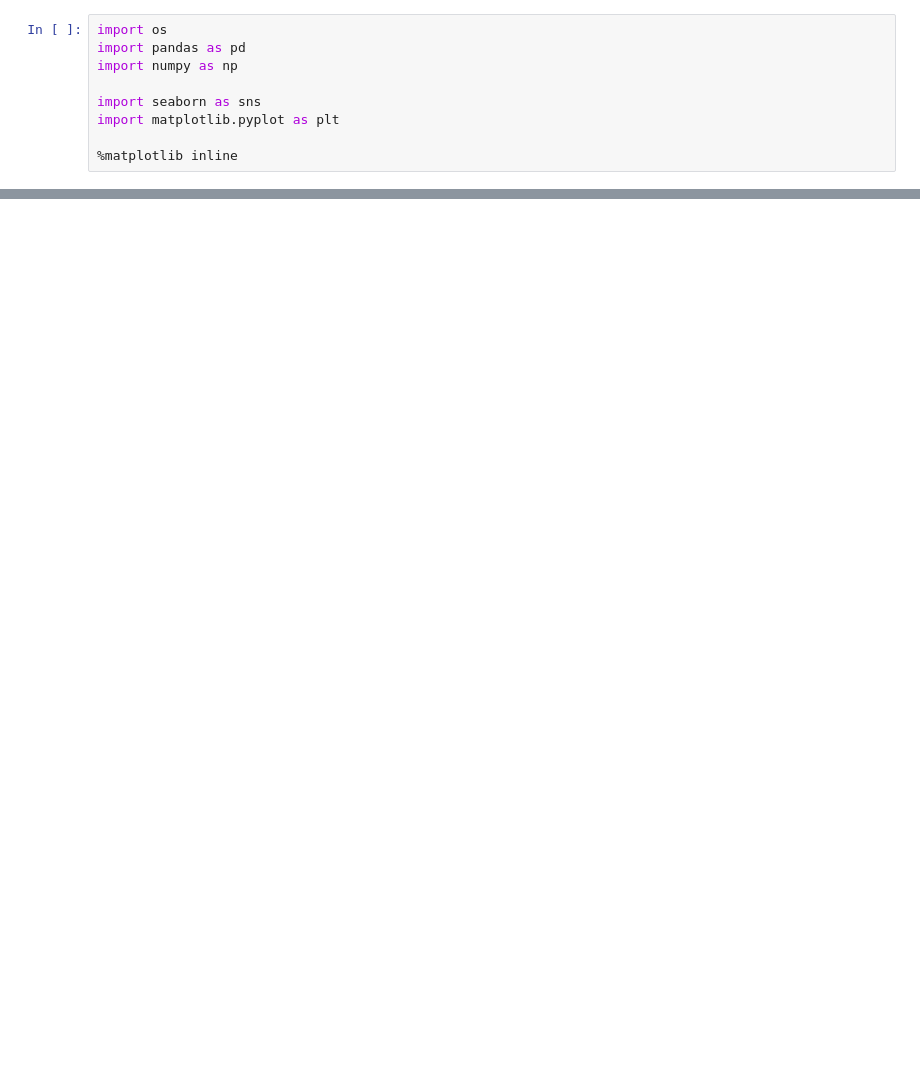
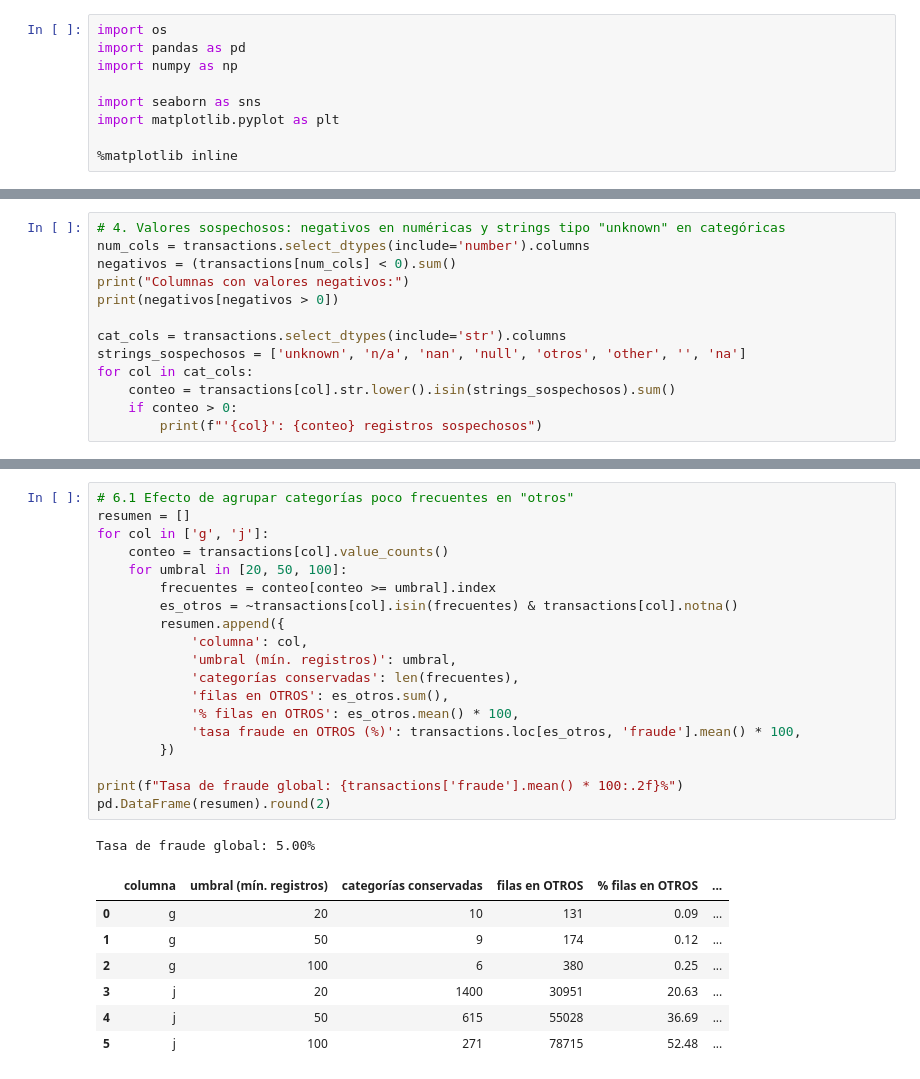
Before and after one commit to mlondono-oc/ml-fraud-detection, a Jupyter notebook: notebooks/01_eda.ipynb, the cells around one changed output, grey strips where cells are left out. Saved outputs shown, nothing was run; the diff lists cells and outputs as text; blank space fills up the shorter version.

```diff
--- a/notebooks/01_eda.ipynb
+++ b/notebooks/01_eda.ipynb
@@ -77,0 +187,13 @@ null_summary_filtered
+# %%
+# 4. Valores sospechosos: negativos en numéricas y strings tipo "unknown" en categóricas
+num_cols = transactions.select_dtypes(include='number').columns
+negativos = (transactions[num_cols] < 0).sum()
+print("Columnas con valores negativos:")
+print(negativos[negativos > 0])
+
+cat_cols = transactions.select_dtypes(include='str').columns
+strings_sospechosos = ['unknown', 'n/a', 'nan', 'null', 'otros', 'other', '', 'na']
+for col in cat_cols:
+    conteo = transactions[col].str.lower().isin(strings_sospechosos).sum()
+    if conteo > 0:
+        print(f"'{col}': {conteo} registros sospechosos")
@@ -77,0 +270,28 @@ null_summary_filtered
+# %%
+# 6.1 Efecto de agrupar categorías poco frecuentes en "otros"
+resumen = []
+for col in ['g', 'j']:
+    conteo = transactions[col].value_counts()
+    for umbral in [20, 50, 100]:
+        frecuentes = conteo[conteo >= umbral].index
+        es_otros = ~transactions[col].isin(frecuentes) & transactions[col].notna()
+        resumen.append({
+            'columna': col,
+            'umbral (mín. registros)': umbral,
+            'categorías conservadas': len(frecuentes),
+            'filas en OTROS': es_otros.sum(),
+            '% filas en OTROS': es_otros.mean() * 100,
+            'tasa fraude en OTROS (%)': transactions.loc[es_otros, 'fraude'].mean() * 100,
+        })
+
+print(f"Tasa de fraude global: {transactions['fraude'].mean() * 100:.2f}%")
+pd.DataFrame(resumen).round(2)
+# %% [output]
+Tasa de fraude global: 5.00%
+|  | columna | umbral (mín. registros) | categorías conservadas | filas en OTROS | % filas en OTROS | ... |
+| 0 | g | 20 | 10 | 131 | 0.09 | ... |
+| 1 | g | 50 | 9 | 174 | 0.12 | ... |
+| 2 | g | 100 | 6 | 380 | 0.25 | ... |
+| 3 | j | 20 | 1400 | 30951 | 20.63 | ... |
+| 4 | j | 50 | 615 | 55028 | 36.69 | ... |
+| 5 | j | 100 | 271 | 78715 | 52.48 | ... |
```
Also changed, not shown: parts of 28 cells of this notebook.
